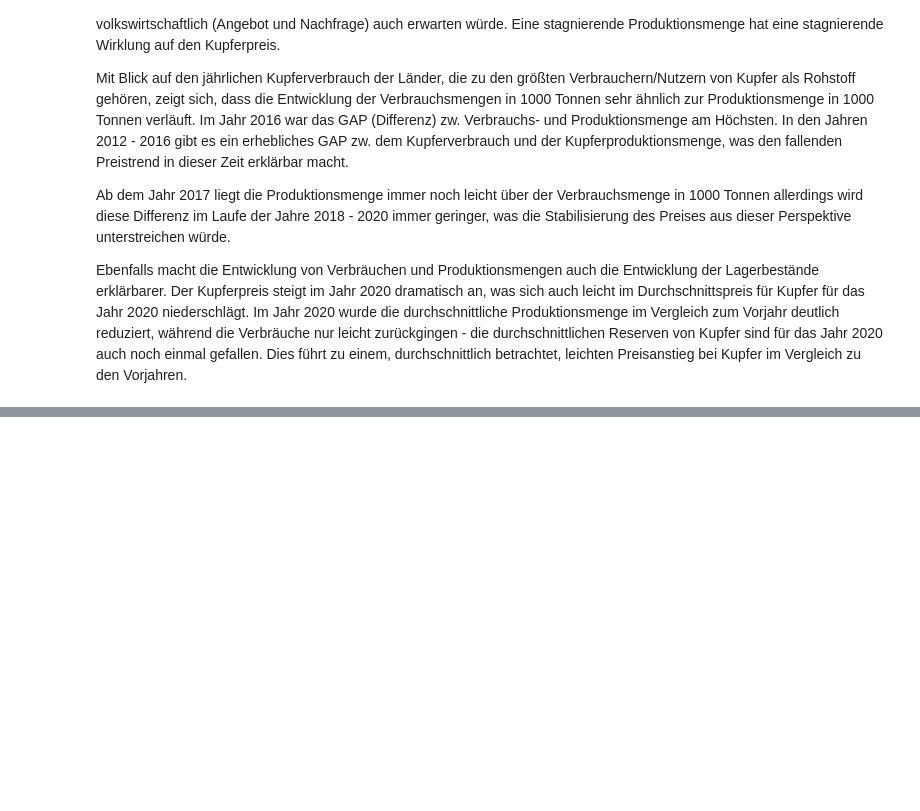
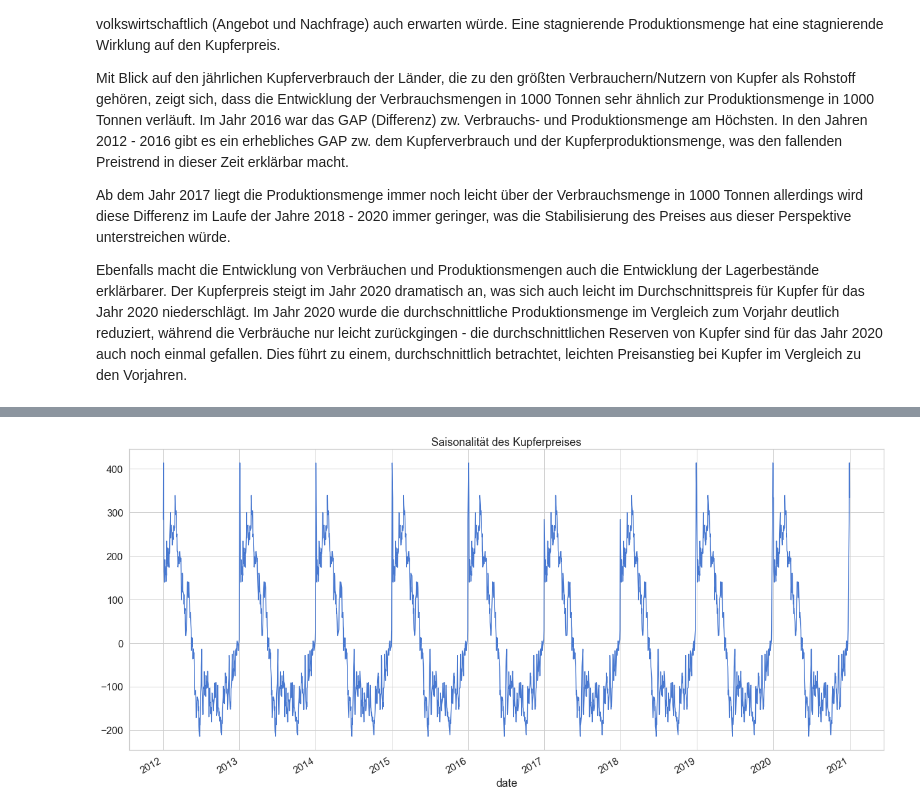
Before and after one commit to andreashrb/Python_for_ML_Project, a Jupyter notebook: interim_results/Copper_DataExploration_Sebastian.ipynb, the cells around one changed output, grey strips where cells are left out. Saved outputs shown, nothing was run; the diff lists cells and outputs as text; code cells hidden in the pictures; blank space fills up the shorter version.

```diff
--- a/interim_results/Copper_DataExploration_Sebastian.ipynb
+++ b/interim_results/Copper_DataExploration_Sebastian.ipynb
@@ -593,0 +590,3 @@ Die hier genannten und analysierten Features, sowohl tagesbezogen (Kupferpreis u
+# %%
+df_copper_economic_decom = df_copper_economic.set_index('date')
+df_copper_economic_decom.head()
@@ -593,0 +602,8 @@ Die hier genannten und analysierten Features, sowohl tagesbezogen (Kupferpreis u
+# %%
+# Plotten der saisonalen Muster der Zeitreihe (Kupferpreis)
+decomposition = sm.tsa.seasonal_decompose(df_copper_economic_decom["lme_copper_cash"], period = 253)
+decomposition.seasonal.plot()
+plt.title('Saisonalität des Kupferpreises')
+plt.show()
+# %% [output]
+[figure, added]
```
Also changed, not shown: parts of 32 cells of this notebook.
